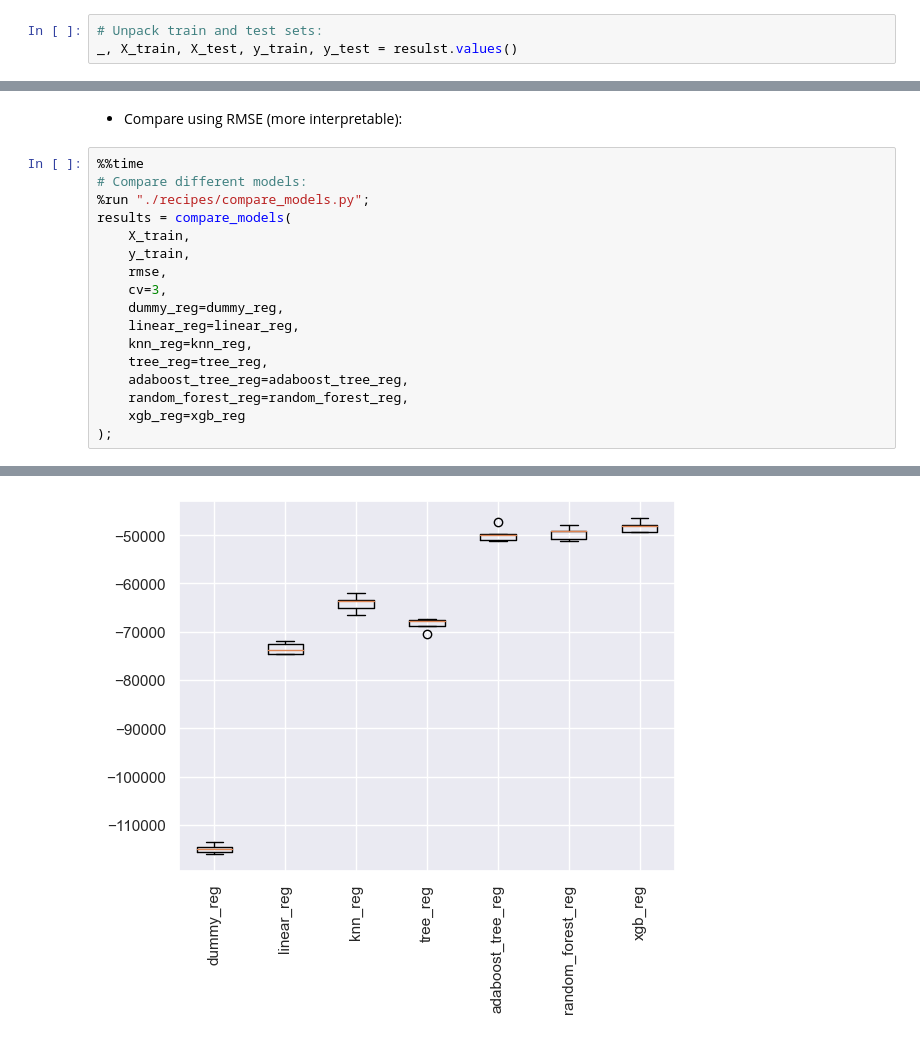
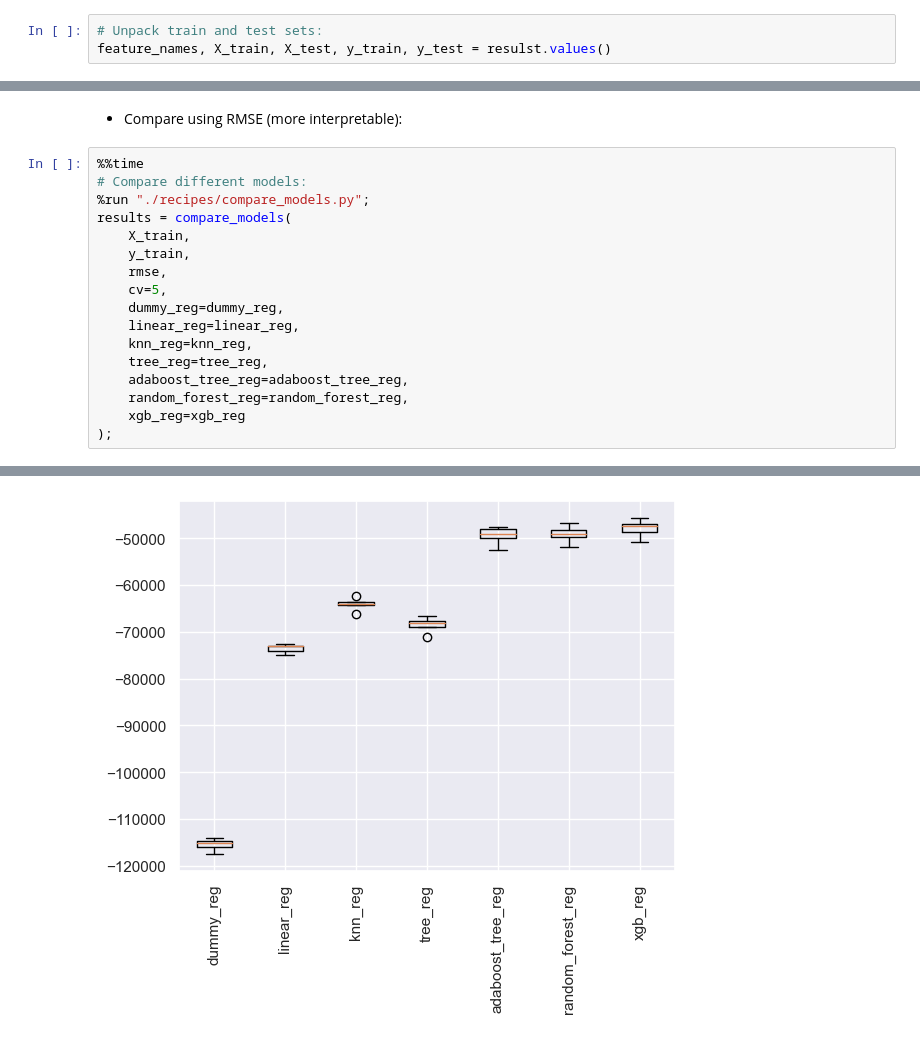
Before and after one commit to mohebmaher/GDSC-California-Housing-Prices, a Jupyter notebook: 03_model_selection.ipynb, the cells around one changed output, grey strips where cells are left out. Saved outputs shown, nothing was run; the diff lists cells and outputs as text.

```diff
--- a/03_model_selection.ipynb
+++ b/03_model_selection.ipynb
@@ -27,7 +26,7 @@ with open("./assets/preprocessing_results.pkl", mode="rb") as file_bin:
     resulst = pickle.load(file_bin)
 # %%
 # Unpack train and test sets:
-_, X_train, X_test, y_train, y_test = resulst.values()
+feature_names, X_train, X_test, y_train, y_test = resulst.values()
 # %% [markdown]
 ### Find a good candidate(s) for the problem at hand
 # %% [markdown]
@@ -106,7 +105,7 @@ results = compare_models(
     X_train,
     y_train,
     rmse,
-    cv=3,
+    cv=5,
     dummy_reg=dummy_reg,
     linear_reg=linear_reg,
     knn_reg=knn_reg,
@@ -136 +135 @@ xgb_reg            -49432.46  -48263.81  -46433.53
-[figure, old version]
+[figure, new version]
```
Also changed, not shown: parts of 4 cells of this notebook.
